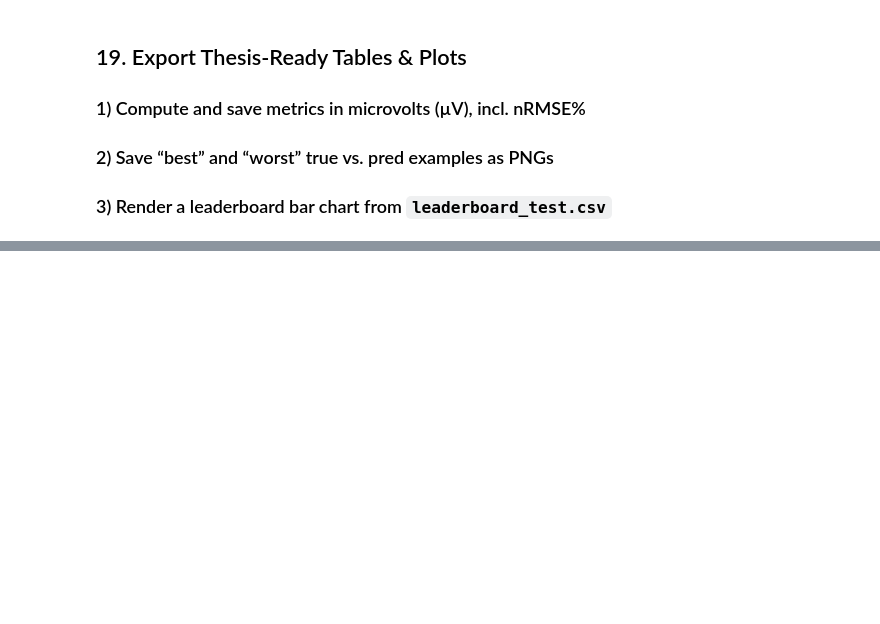
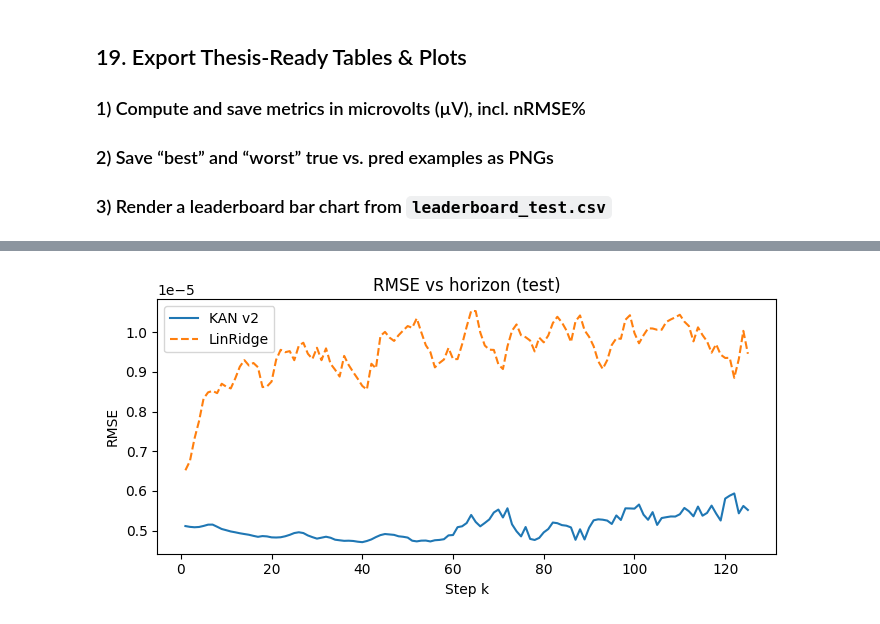
Before and after one commit to tairakhayev/kanproject, a Jupyter notebook: TimeSeriesForecast/main.ipynb, the cells around one changed output, grey strips where cells are left out. Drawn from its saved outputs; the diff is of its cells as text; code cells hidden in the pictures; blank space fills up the shorter version.

```diff
--- a/TimeSeriesForecast/main.ipynb
+++ b/TimeSeriesForecast/main.ipynb
@@ -1696,0 +2456,18 @@ NameError: name 'ytrue' is not defined
+# %%
+# ==== RMSE vs horizon (test) для KAN v2 и LinRidge ====
+import matplotlib.pyplot as plt
+
+# KAN v2 уже есть: kan_rmse_h_t
+# Для Ridge посчитаем rmse_h на test:
+_, _, ridge_rmse_h_t = metrics_original_space(yte_hat, yte_true, target_mode=tmode)
+
+plt.figure(figsize=(7,3.5))
+plt.plot(np.arange(1, H+1), kan_rmse_h_t, label="KAN v2")
+plt.plot(np.arange(1, H+1), ridge_rmse_h_t, label="LinRidge", linestyle="--")
+plt.title("RMSE vs horizon (test)")
+plt.xlabel("Step k"); plt.ylabel("RMSE")
+plt.legend()
+plt.tight_layout()
+plt.show()
+# %% [output]
+[figure, added]
```
Also changed, not shown: parts of 19 cells of this notebook, 1 other file.
